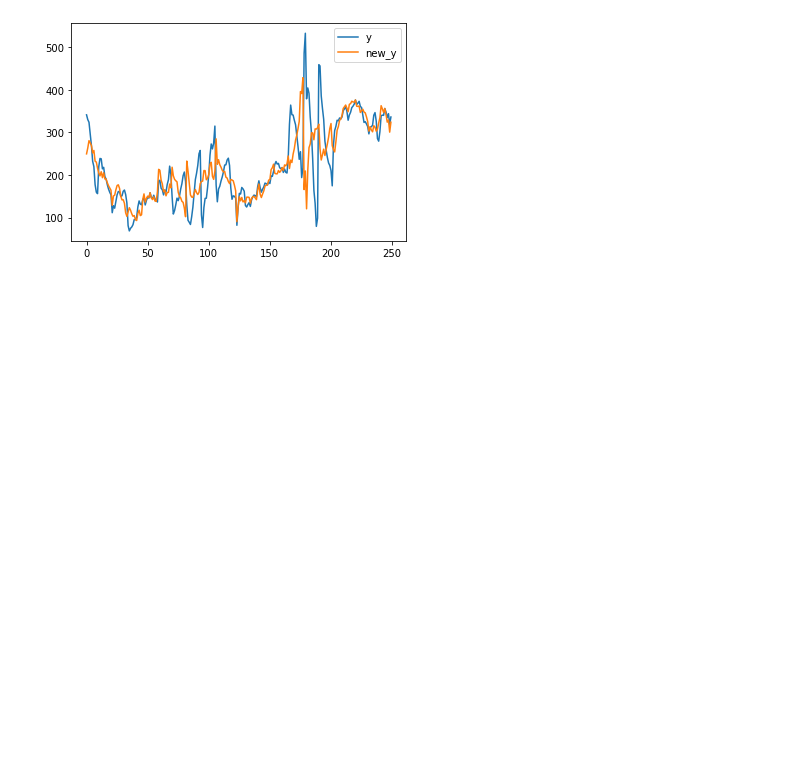
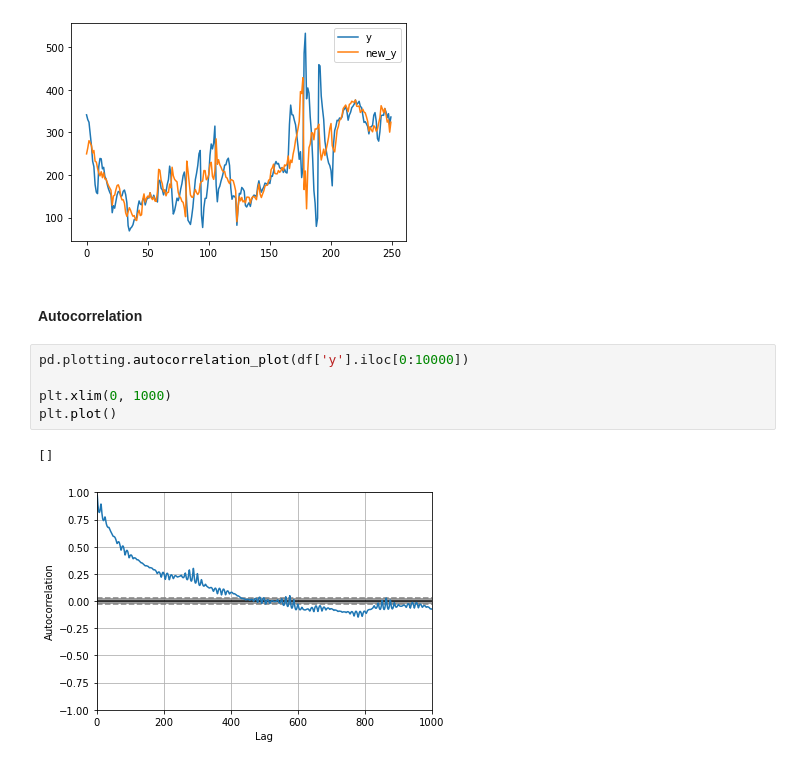
Before and after one commit to TechedLemur/IT3030, a Jupyter notebook: project3/eda.ipynb, the cells around one changed output. Drawn from its saved outputs; the diff is of its cells as text; blank space fills up the shorter version.

```diff
--- a/project3/eda.ipynb
+++ b/project3/eda.ipynb
@@ -401,3 +397,13 @@ df[['y','new_y']][:250].plot()
 # %% [output]
 <AxesSubplot:>
 [figure]
+# %% [markdown]
+#### Autocorrelation
+# %%
+pd.plotting.autocorrelation_plot(df['y'].iloc[0:10000])
+
+plt.xlim(0, 1000)
+plt.plot()
+# %% [output]
+[]
+[figure, added]
```
Also changed, not shown: parts of 2 cells of this notebook, 13 other files.
